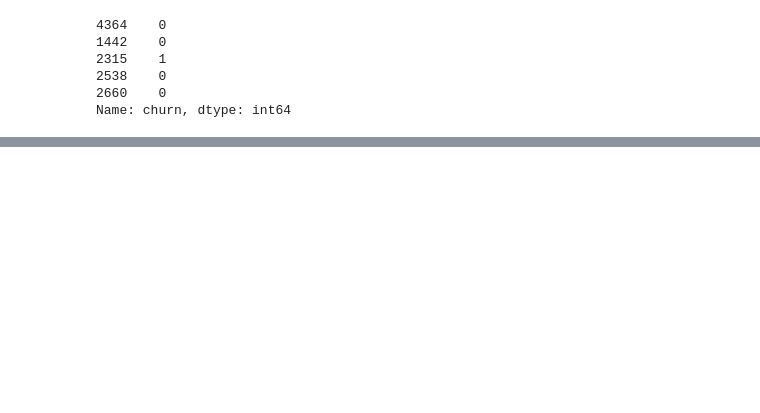
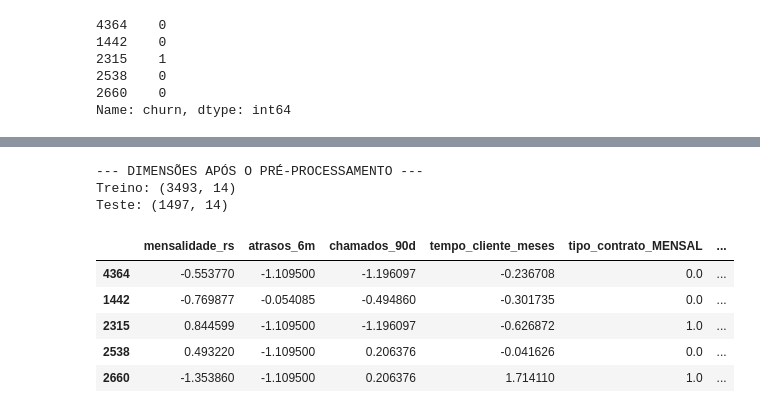
Before and after one commit to llucasEmanuel/CIN0024-churn-analysis-system, a Jupyter notebook: notebooks/preprocessing.ipynb, the cells around one changed output, grey strips where cells are left out. Drawn from its saved outputs; the diff is of its cells as text; code cells hidden in the pictures; blank space fills up the shorter version.

```diff
--- a/notebooks/preprocessing.ipynb
+++ b/notebooks/preprocessing.ipynb
@@ -535,0 +630,40 @@ Name: churn, dtype: int64
+# %%
+transformador = ColumnTransformer(
+    transformers=[
+        ("numericas", StandardScaler(), colunas_numericas),
+        ("categoricas", OneHotEncoder(
+            categories=[
+                ["MENSAL", "ANUAL", "BIENAL", "AUSENTE"],
+                ["BOLETO", "CARTAO", "PIX", "AUSENTE"]
+            ],
+            handle_unknown="ignore",
+            sparse_output=False
+        ), colunas_categoricas),
+        ("binarias", "passthrough", colunas_binarias)
+    ],
+    verbose_feature_names_out=False
+)
+
+preprocessador = Pipeline([
+    ("imputacao", clone(imputador)),
+    ("transformacao", transformador)
+]).set_output(transform="pandas")
+
+preprocessador_para_exportacao = clone(preprocessador)
+X_treino_preparado = preprocessador_para_exportacao.fit_transform(X_treino)
+X_teste_preparado = preprocessador_para_exportacao.transform(X_teste)
+
+print("--- DIMENSÕES APÓS O PRÉ-PROCESSAMENTO ---")
+print(f"Treino: {X_treino_preparado.shape}")
+print(f"Teste: {X_teste_preparado.shape}")
+display(X_treino_preparado.head())
+# %% [output]
+--- DIMENSÕES APÓS O PRÉ-PROCESSAMENTO ---
+Treino: (3493, 14)
+Teste: (1497, 14)
+|  | mensalidade_rs | atrasos_6m | chamados_90d | tempo_cliente_meses | tipo_contrato_MENSAL | ... |
+| 4364 | -0.553770 | -1.109500 | -1.196097 | -0.236708 | 0.0 | ... |
+| 1442 | -0.769877 | -0.054085 | -0.494860 | -0.301735 | 0.0 | ... |
+| 2315 | 0.844599 | -1.109500 | -1.196097 | -0.626872 | 1.0 | ... |
+| 2538 | 0.493220 | -1.109500 | 0.206376 | -0.041626 | 0.0 | ... |
+| 2660 | -1.353860 | -1.109500 | 0.206376 | 1.714110 | 1.0 | ... |
```
Also changed, not shown: parts of 10 cells of this notebook, 1 other file.
